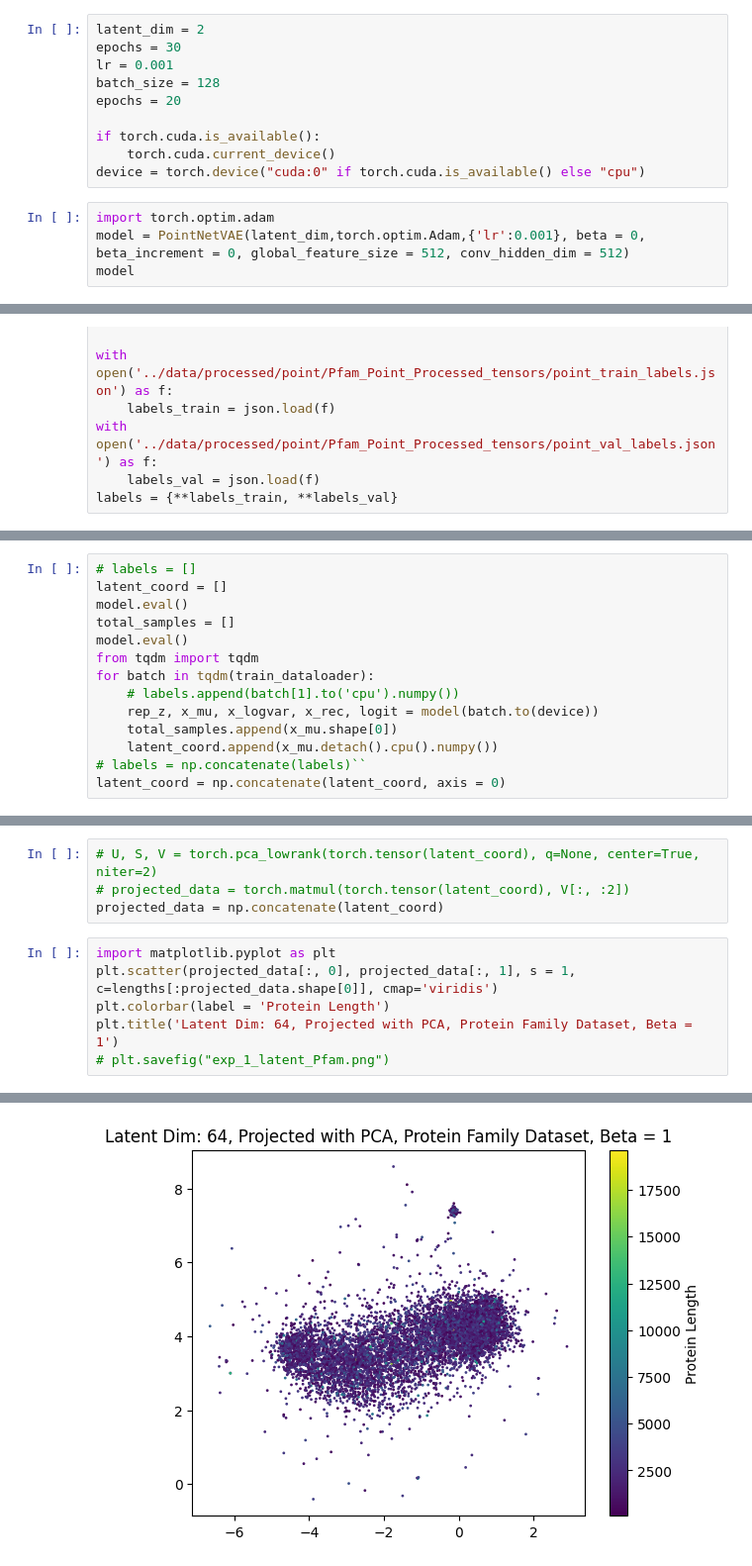
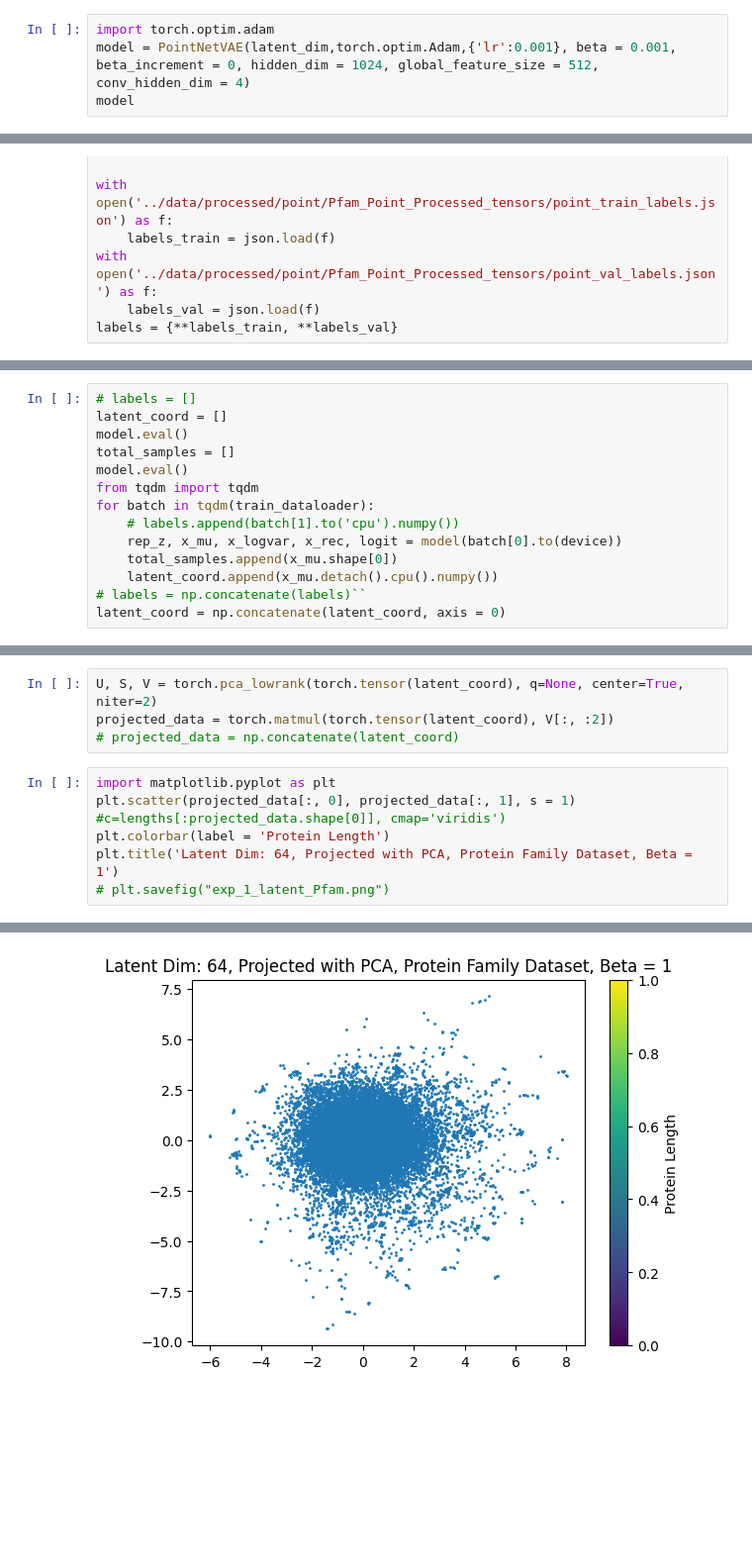
Before and after one commit to shazakam/ProteinManifoldLearning, a Jupyter notebook: Notebooks/pointNet_VAE.ipynb, the cells around one changed output, grey strips where cells are left out. Shown at 99% size. Saved outputs shown, nothing was run; the diff lists cells and outputs as text; blank space fills up the shorter version.

Commit message:
Point Final Iteration Ready to go

```diff
--- a/Notebooks/pointNet_VAE.ipynb
+++ b/Notebooks/pointNet_VAE.ipynb
@@ -207,16 +114,6 @@ torch.Size([500])
-# %%
-latent_dim = 2
-epochs = 30
-lr = 0.001
-batch_size = 128
-epochs = 20
-
-if torch.cuda.is_available():
-    torch.cuda.current_device()
-device = torch.device("cuda:0" if torch.cuda.is_available() else "cpu")
 # %%
 import torch.optim.adam
-model = PointNetVAE(latent_dim,torch.optim.Adam,{'lr':0.001}, beta = 0, beta_increment = 0, global_feature_size = 512, conv_hidden_dim = 512)
+model = PointNetVAE(latent_dim,torch.optim.Adam,{'lr':0.001}, beta = 0.001, beta_increment = 0, hidden_dim = 1024, global_feature_size = 512, conv_hidden_dim = 4)
 model
 # %% [output]
 PointNetVAE(
@@ -360,7 +242,7 @@ model.eval()
 from tqdm import tqdm
 for batch in tqdm(train_dataloader):
     # labels.append(batch[1].to('cpu').numpy())
-    rep_z, x_mu, x_logvar, x_rec, logit = model(batch.to(device))
+    rep_z, x_mu, x_logvar, x_rec, logit = model(batch[0].to(device))
     total_samples.append(x_mu.shape[0])
     latent_coord.append(x_mu.detach().cpu().numpy())
 # labels = np.concatenate(labels)``
@@ -370,13 +250,13 @@ KeyboardInterrupt:
 # %%
-# U, S, V = torch.pca_lowrank(torch.tensor(latent_coord), q=None, center=True, niter=2)
-# projected_data = torch.matmul(torch.tensor(latent_coord), V[:, :2])
-projected_data = np.concatenate(latent_coord)
+U, S, V = torch.pca_lowrank(torch.tensor(latent_coord), q=None, center=True, niter=2)
+projected_data = torch.matmul(torch.tensor(latent_coord), V[:, :2])
+# projected_data = np.concatenate(latent_coord)
 # %%
 import matplotlib.pyplot as plt
-plt.scatter(projected_data[:, 0], projected_data[:, 1], s = 1, c=lengths[:projected_data.shape[0]], cmap='viridis')
+plt.scatter(projected_data[:, 0], projected_data[:, 1], s = 1) #c=lengths[:projected_data.shape[0]], cmap='viridis')
 plt.colorbar(label = 'Protein Length')
 plt.title('Latent Dim: 64, Projected with PCA, Protein Family Dataset, Beta = 1')
 # plt.savefig("exp_1_latent_Pfam.png")
 # %% [output]
 Text(0.5, 1.0, 'Latent Dim: 64, Projected with PCA, Protein Family Dataset, Beta = 1')
-[figure, old version]
+[figure, new version]
```
Also changed, not shown: parts of 21 cells of this notebook, 3 other files.
